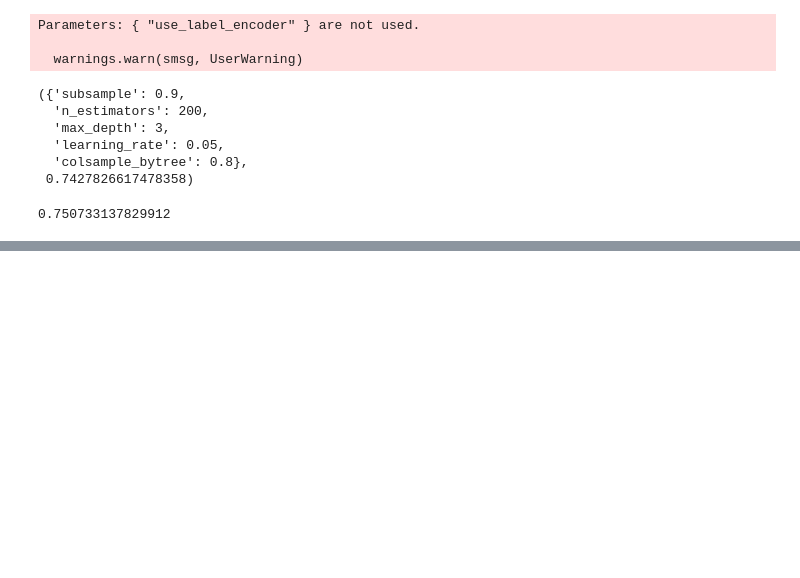
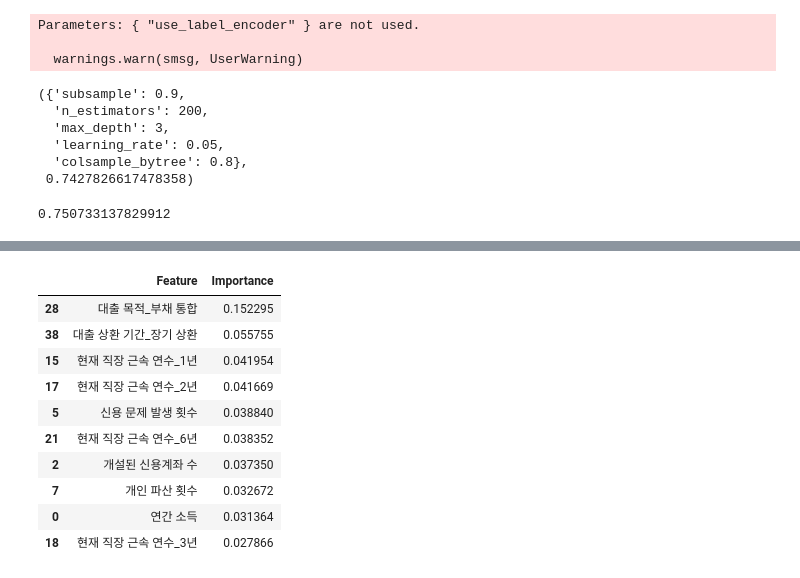
Before and after one commit to b00kkk/prediction_of_default, a Jupyter notebook: prediction_of_default.ipynb, the cells around one changed output, grey strips where cells are left out. Saved outputs shown, nothing was run; the diff lists cells and outputs as text; code cells hidden in the pictures; blank space fills up the shorter version.

```diff
--- a/prediction_of_default.ipynb
+++ b/prediction_of_default.ipynb
@@ -162,0 +170,12 @@ result10.to_csv("result10.csv", index=False)
+# %%
+import pandas as pd
+
+# 데이터 다시 로드
+train_path = "train.csv"
+test_path = "test.csv"
+
+train_df = pd.read_csv(train_path)
+test_df = pd.read_csv(test_path)
+
+# 데이터 확인
+train_df.head(), test_df.head()
@@ -162,0 +249,30 @@ result10.to_csv("result10.csv", index=False)
+# %%
+from xgboost import XGBClassifier
+import numpy as np
+
+# XGBoost 모델 학습 (기본 설정)
+model = XGBClassifier(random_state=42, eval_metric="logloss")
+model.fit(X_train, y_train)
+
+# 특성 중요도 가져오기
+feature_importances = model.feature_importances_
+feature_names = X.columns
+
+# 중요도 높은 순서로 정렬
+important_features = pd.DataFrame({"Feature": feature_names, "Importance": feature_importances})
+important_features = important_features.sort_values(by="Importance", ascending=False)
+
+# 상위 10개 특성 출력
+important_features.head(10)
+# %% [output]
+|  | Feature | Importance |
+| 28 | 대출 목적_부채 통합 | 0.152295 |
+| 38 | 대출 상환 기간_장기 상환 | 0.055755 |
+| 15 | 현재 직장 근속 연수_1년 | 0.041954 |
+| 17 | 현재 직장 근속 연수_2년 | 0.041669 |
+| 5 | 신용 문제 발생 횟수 | 0.038840 |
+| 21 | 현재 직장 근속 연수_6년 | 0.038352 |
+| 2 | 개설된 신용계좌 수 | 0.037350 |
+| 7 | 개인 파산 횟수 | 0.032672 |
+| 0 | 연간 소득 | 0.031364 |
+| 18 | 현재 직장 근속 연수_3년 | 0.027866 |
```
Also changed, not shown: parts of 9 cells of this notebook.
